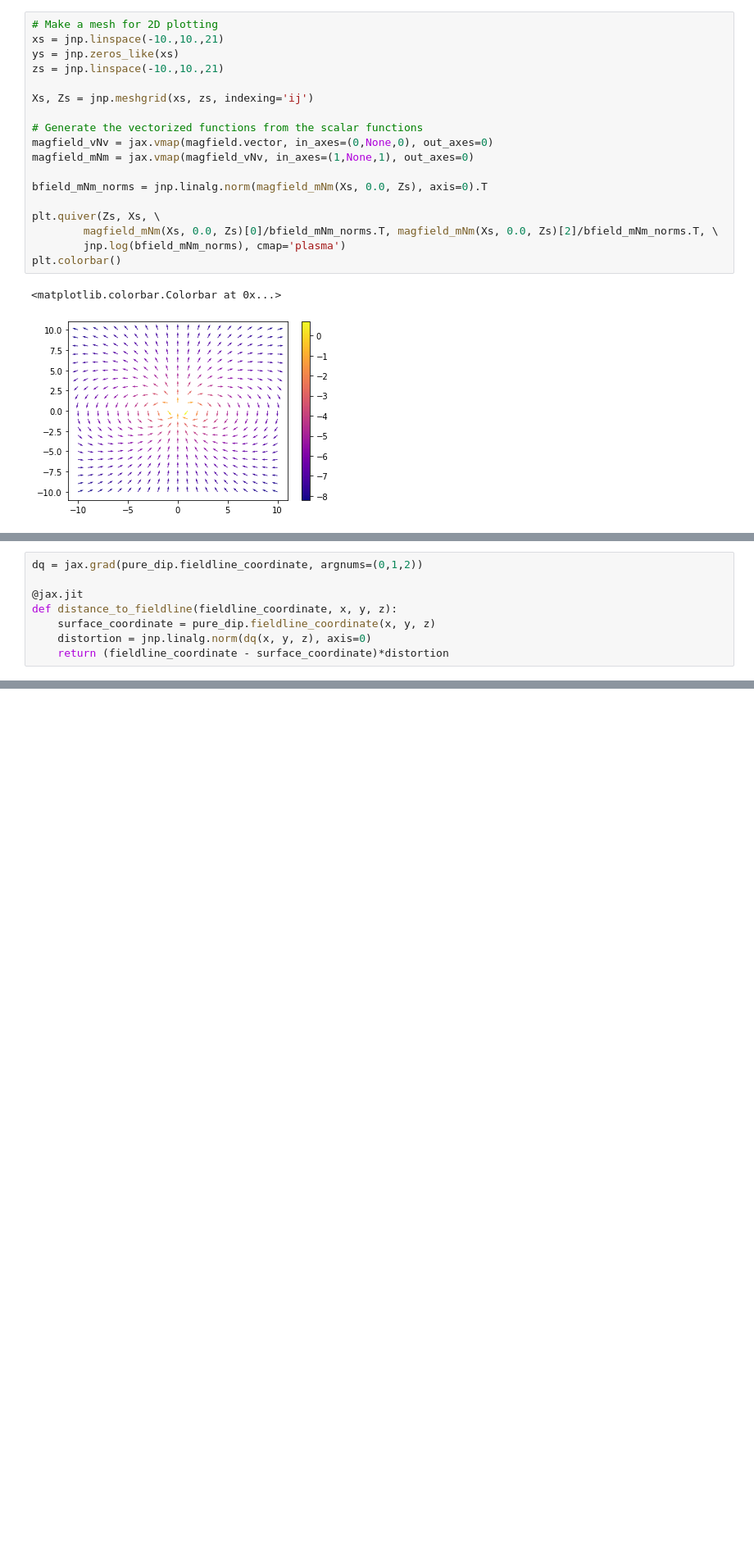
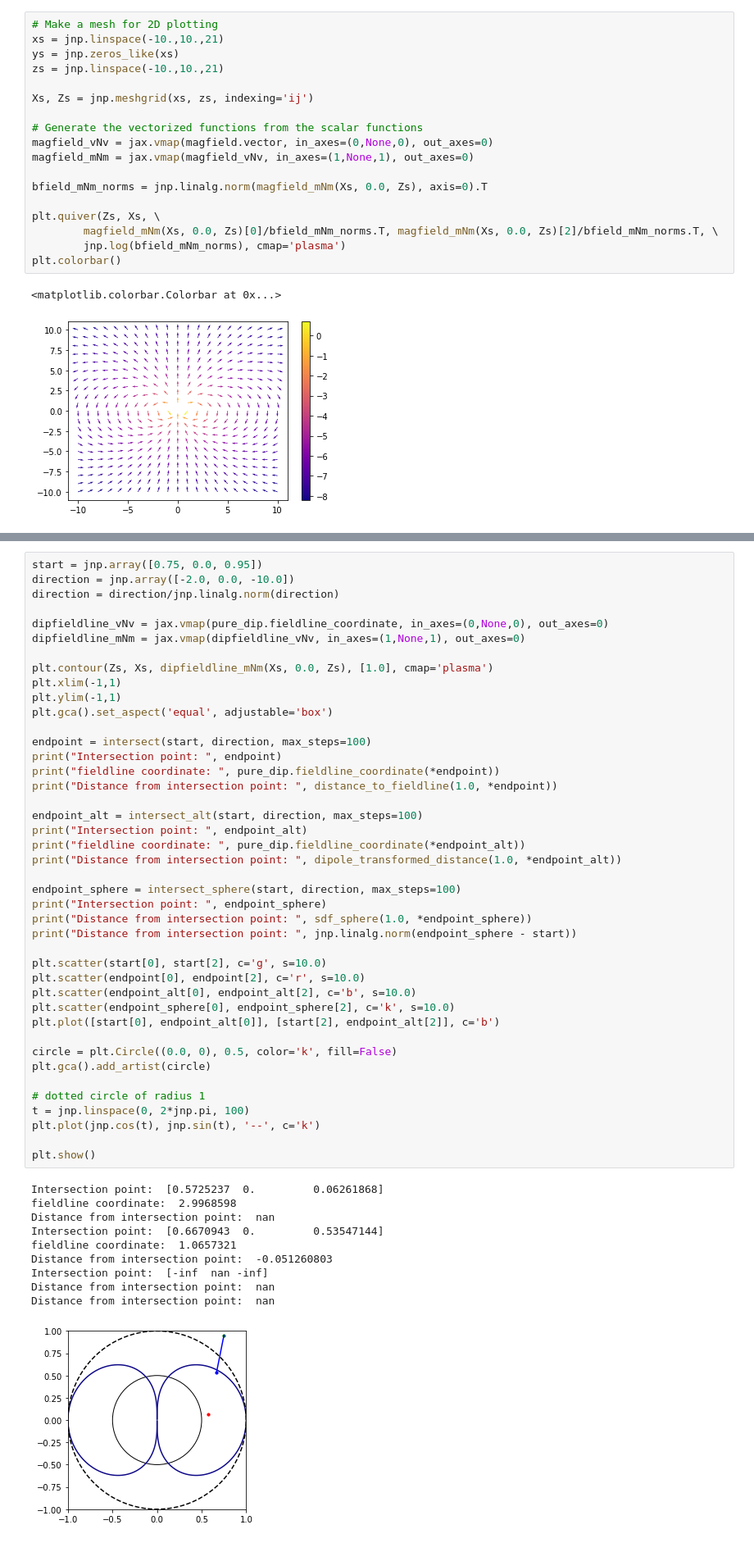
Before and after one commit to nabilbrice/bfield-autodiff, a Jupyter notebook: visualise.ipynb, the cells around one changed output, grey strips where cells are left out. Shown at 82% size. Drawn from its saved outputs; the diff is of its cells as text; blank space fills up the shorter version.

```diff
--- a/visualise.ipynb
+++ b/visualise.ipynb
@@ -50,8 +35,0 @@ plt.show()
-# %%
-dq = jax.grad(pure_dip.fieldline_coordinate, argnums=(0,1,2))
-
-@jax.jit
-def distance_to_fieldline(fieldline_coordinate, x, y, z):
-    surface_coordinate = pure_dip.fieldline_coordinate(x, y, z)
-    distortion = jnp.linalg.norm(dq(x, y, z), axis=0)
-    return (fieldline_coordinate - surface_coordinate)*distortion
@@ -93,0 +243,53 @@ Distance from intersection point:  2.5480955e-05
+# %%
+start = jnp.array([0.75, 0.0, 0.95])
+direction = jnp.array([-2.0, 0.0, -10.0])
+direction = direction/jnp.linalg.norm(direction)
+
+dipfieldline_vNv = jax.vmap(pure_dip.fieldline_coordinate, in_axes=(0,None,0), out_axes=0)
+dipfieldline_mNm = jax.vmap(dipfieldline_vNv, in_axes=(1,None,1), out_axes=0)
+
+plt.contour(Zs, Xs, dipfieldline_mNm(Xs, 0.0, Zs), [1.0], cmap='plasma')
+plt.xlim(-1,1)
+plt.ylim(-1,1)
+plt.gca().set_aspect('equal', adjustable='box')
+
+endpoint = intersect(start, direction, max_steps=100)
+print("Intersection point: ", endpoint)
+print("fieldline coordinate: ", pure_dip.fieldline_coordinate(*endpoint))
+print("Distance from intersection point: ", distance_to_fieldline(1.0, *endpoint))
+
+endpoint_alt = intersect_alt(start, direction, max_steps=100)
+print("Intersection point: ", endpoint_alt)
+print("fieldline coordinate: ", pure_dip.fieldline_coordinate(*endpoint_alt))
+print("Distance from intersection point: ", dipole_transformed_distance(1.0, *endpoint_alt))
+
+endpoint_sphere = intersect_sphere(start, direction, max_steps=100)
+print("Intersection point: ", endpoint_sphere)
+print("Distance from intersection point: ", sdf_sphere(1.0, *endpoint_sphere))
+print("Distance from intersection point: ", jnp.linalg.norm(endpoint_sphere - start))
+
+plt.scatter(start[0], start[2], c='g', s=10.0)
+plt.scatter(endpoint[0], endpoint[2], c='r', s=10.0)
+plt.scatter(endpoint_alt[0], endpoint_alt[2], c='b', s=10.0)
+plt.scatter(endpoint_sphere[0], endpoint_sphere[2], c='k', s=10.0)
+plt.plot([start[0], endpoint_alt[0]], [start[2], endpoint_alt[2]], c='b')
+
+circle = plt.Circle((0.0, 0), 0.5, color='k', fill=False)
+plt.gca().add_artist(circle)
+
+# dotted circle of radius 1
+t = jnp.linspace(0, 2*jnp.pi, 100)
+plt.plot(jnp.cos(t), jnp.sin(t), '--', c='k')
+
+plt.show()
+# %% [output]
+Intersection point:  [0.5725237  0.         0.06261868]
+fieldline coordinate:  2.9968598
+Distance from intersection point:  nan
+Intersection point:  [0.6670943  0.         0.53547144]
+fieldline coordinate:  1.0657321
+Distance from intersection point:  -0.051260803
+Intersection point:  [-inf  nan -inf]
+Distance from intersection point:  nan
+Distance from intersection point:  nan
+[figure, added]
```
Also changed, not shown: parts of 11 cells of this notebook, 1 other file.
